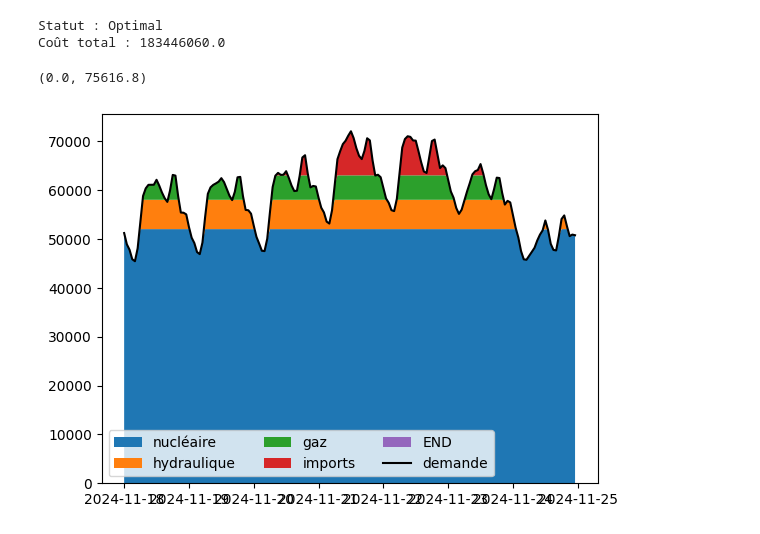
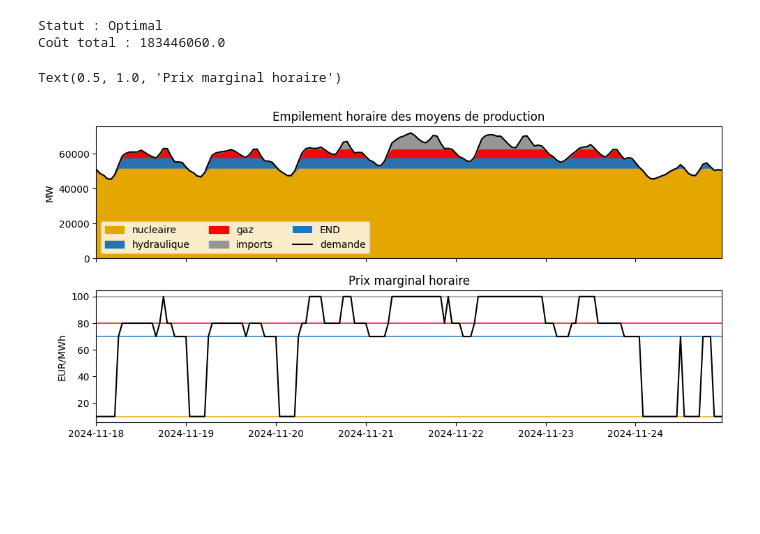
Before and after one commit to Alx-Lebeau/Cours-EcoElec, a Jupyter notebook: notebooks/equilibre_court_terme.ipynb, the cells around one changed output. Saved outputs shown, nothing was run; the diff lists cells and outputs as text; code cells hidden in the pictures; blank space fills up the shorter version.

```diff
--- a/notebooks/equilibre_court_terme.ipynb
+++ b/notebooks/equilibre_court_terme.ipynb
@@ -63,8 +69,8 @@ Au passage, nous pouvons mieux voir les variations régulières de la consommati
 # %%
 # Sélection de la semaine
 
-heure_debut = "2024-11-18 00:00:00"
-heure_fin = "2024-11-24 23:00:00"
+heure_debut = pd.to_datetime("2024-11-18 00:00:00")
+heure_fin = pd.to_datetime("2024-11-24 23:00:00")
 
 semaine_example = df[df["heure"].between(heure_debut, heure_fin)]
 
@@ -92,8 +186,8 @@ Text(0, 0.5, 'MW')
 # %%
-# ---- Données d'entrée ----
-# Générateurs : coût variable et capacité maximale (MW)
+# Description des filières de production : coût variable et capacité maximale (MW)
+
 donnees_filieres = {
-    "nucléaire": {"cout_variable": 10.0,
+    "nucleaire": {"cout_variable": 10.0,
                   "capacite": 52000.0},
     "hydraulique": {"cout_variable": 70.0,
                         "capacite": 6000.0},
@@ -185,7 +315,7 @@ df_resultats = pd.DataFrame({
     "heure": semaine_example["heure"].iloc[list(T)].values,
     "demande": demande,
     "END": [END[t].value() for t in T],
-    "prix_marginal_equilibre": [
+    "prix_marginal": [
         modele.constraints[f"Equilibre_t{t}"].pi for t in T
     ],
     **{
@@ -197,33 +327,61 @@ df_resultats = pd.DataFrame({
 Statut : Optimal
 Coût total : 183446060.0
 # %%
-fig, ax = plt.subplots()
+fig, axs = plt.subplots(figsize=(10,5),
+                        nrows = 2,
+                        sharex=True,
+                        tight_layout=True)
+
+# Premier graphique : équilibre offre=demande horaire
+
+ax =  axs[0]
 
 bottom = [0 for t in T]
 
 for i in filieres :
   ax.fill_between(x = df_resultats["heure"],
                   y1 = bottom,
                   y2 = bottom + df_resultats["prod_"+i],
-                  label=i)
+                  label=i,
+                  color = config.couleurs[i])
 
   bottom += df_resultats["prod_"+i]
 
 ax.fill_between(x=df_resultats["heure"],
                 y1 = bottom,
                 y2 = bottom + df_resultats["END"],
                 label = "END")
 
 
 ax.plot(df_resultats["heure"],
         df_resultats["demande"],
         color = "black",
         label = "demande")
 
 ax.legend(loc="lower left",
           ncols=3)
 
 ax.set_ylim([0,None])
+ax.set_xlim([heure_debut,heure_fin])
+ax.set_ylabel("MW")
+ax.set_title("Empilement horaire des moyens de production")
+
+ax = axs[1]
+
+for i in filieres :
+  ax.plot(df_resultats["heure"],
+          [donnees_filieres[i]["cout_variable"] for t in T],
+          color = config.couleurs[i],
+          alpha=.75)
+
+
+ax.plot(df_resultats["heure"],
+        df_resultats["prix_marginal"],
+        color="black")
+
+
+ax.set_ylabel("EUR/MWh")
+ax.set_title("Prix marginal horaire")
 # %% [output]
-(0.0, 75616.8)
+Text(0.5, 1.0, 'Prix marginal horaire')
-[figure, old version]
+[figure, new version]
```
Also changed, not shown: parts of 20 cells of this notebook.
